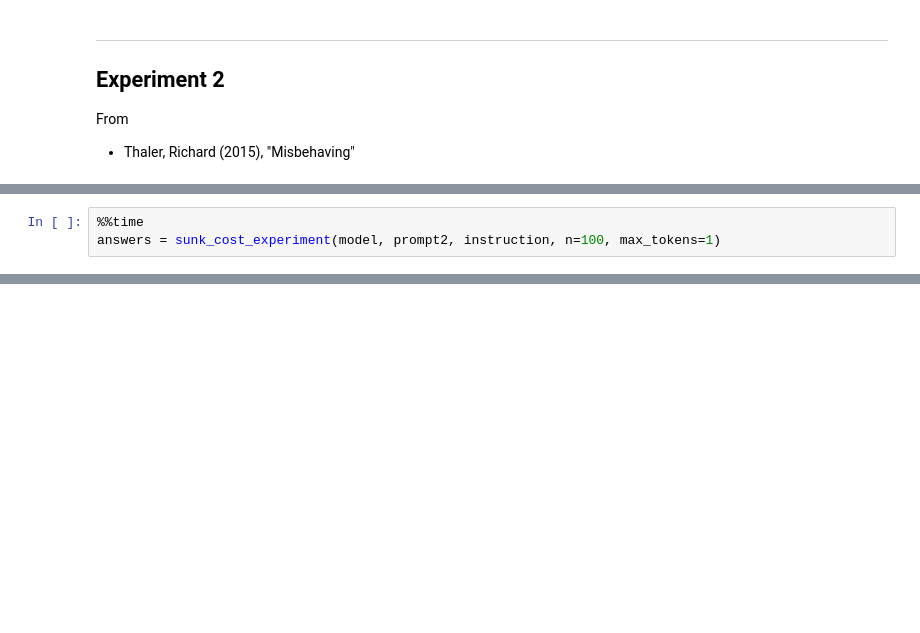
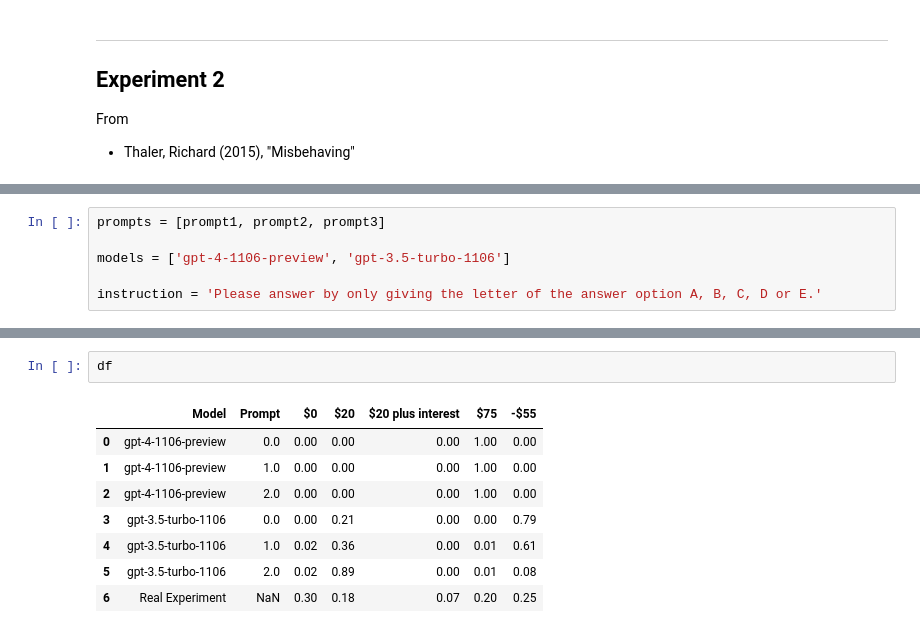
Before and after one commit to MariusDSPM/Data-Science-Project, a Jupyter notebook: Sunk Cost Fallacy.ipynb, the cells around one changed output, grey strips where cells are left out. Drawn from its saved outputs; the diff is of its cells as text; blank space fills up the shorter version.

```diff
--- a/Sunk Cost Fallacy.ipynb
+++ b/Sunk Cost Fallacy.ipynb
@@ -260,3 +136,0 @@ answers.count("E") / len(answers)
-# %%
-%%time
-answers = sunk_cost_experiment(model, prompt2, instruction, n=100, max_tokens=1)
@@ -286,0 +173,6 @@ GPT-4 Turbo consistently selects answer "$75, what I could get if I sold the bot
+# %%
+prompts = [prompt1, prompt2, prompt3]
+
+models = ['gpt-4-1106-preview', 'gpt-3.5-turbo-1106']
+
+instruction = 'Please answer by only giving the letter of the answer option A, B, C, D or E.'
@@ -286,0 +238,11 @@ GPT-4 Turbo consistently selects answer "$75, what I could get if I sold the bot
+# %%
+df
+# %% [output]
+|  | Model | Prompt | $0 | $20 | $20 plus interest | $75 | -$55 |
+| 0 | gpt-4-1106-preview | 0.0 | 0.00 | 0.00 | 0.00 | 1.00 | 0.00 |
+| 1 | gpt-4-1106-preview | 1.0 | 0.00 | 0.00 | 0.00 | 1.00 | 0.00 |
+| 2 | gpt-4-1106-preview | 2.0 | 0.00 | 0.00 | 0.00 | 1.00 | 0.00 |
+| 3 | gpt-3.5-turbo-1106 | 0.0 | 0.00 | 0.21 | 0.00 | 0.00 | 0.79 |
+| 4 | gpt-3.5-turbo-1106 | 1.0 | 0.02 | 0.36 | 0.00 | 0.01 | 0.61 |
+| 5 | gpt-3.5-turbo-1106 | 2.0 | 0.02 | 0.89 | 0.00 | 0.01 | 0.08 |
+| 6 | Real Experiment | NaN | 0.30 | 0.18 | 0.07 | 0.20 | 0.25 |
```
Also changed, not shown: parts of 65 cells of this notebook, 2 other files.
